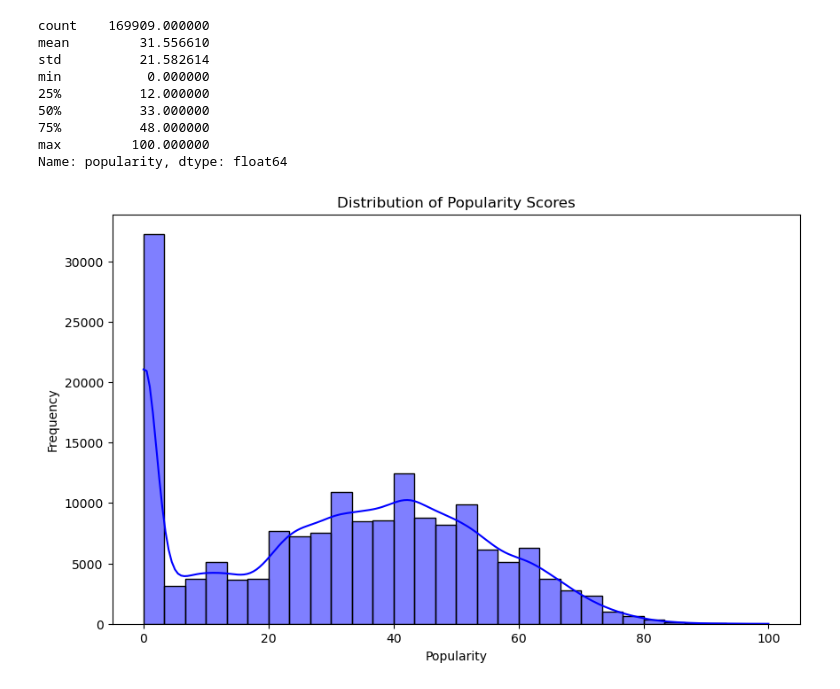
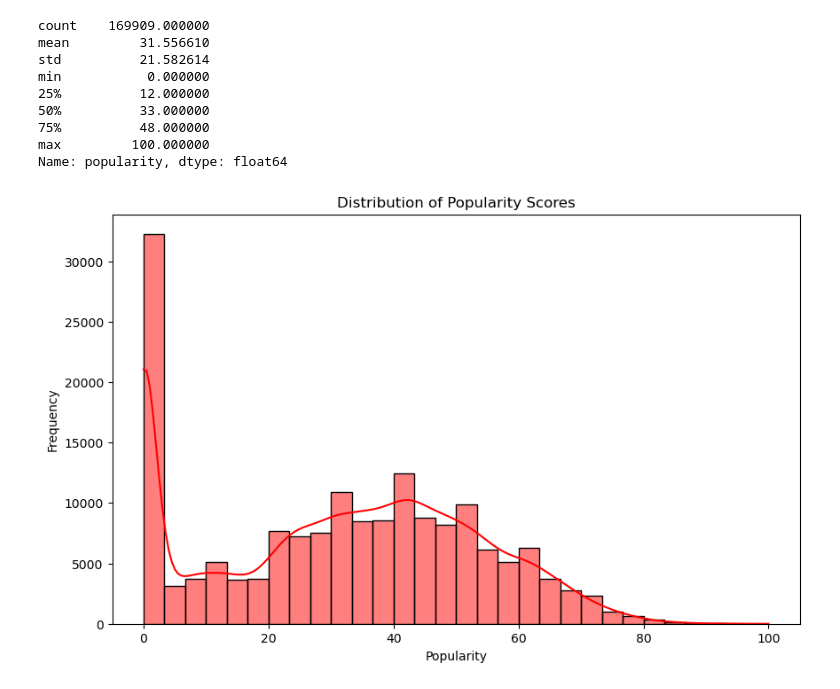
Before and after one commit to moraditya/spotify-time-series, a Jupyter notebook: data-analysis/rf-preprocessing.ipynb, the cells around one changed output. Drawn from its saved outputs; the diff is of its cells as text; code cells hidden in the pictures.

```diff
--- a/data-analysis/rf-preprocessing.ipynb
+++ b/data-analysis/rf-preprocessing.ipynb
@@ -86,10 +86,10 @@ Name: popularity, dtype: float64
 # %%
 # plot the distribution of popularity to ascertain bin size
 plt.figure(figsize=(10, 6))
-sns.histplot(encoded_df['popularity'], bins=30, kde=True, color='blue')
+sns.histplot(encoded_df['popularity'], bins=30, kde=True, color='red')
 plt.title('Distribution of Popularity Scores')
 plt.xlabel('Popularity')
 plt.ylabel('Frequency')
 plt.show()
 # %% [output]
-[figure, old version]
+[figure, new version]
```
Also changed, not shown: parts of 1 cell of this notebook.
